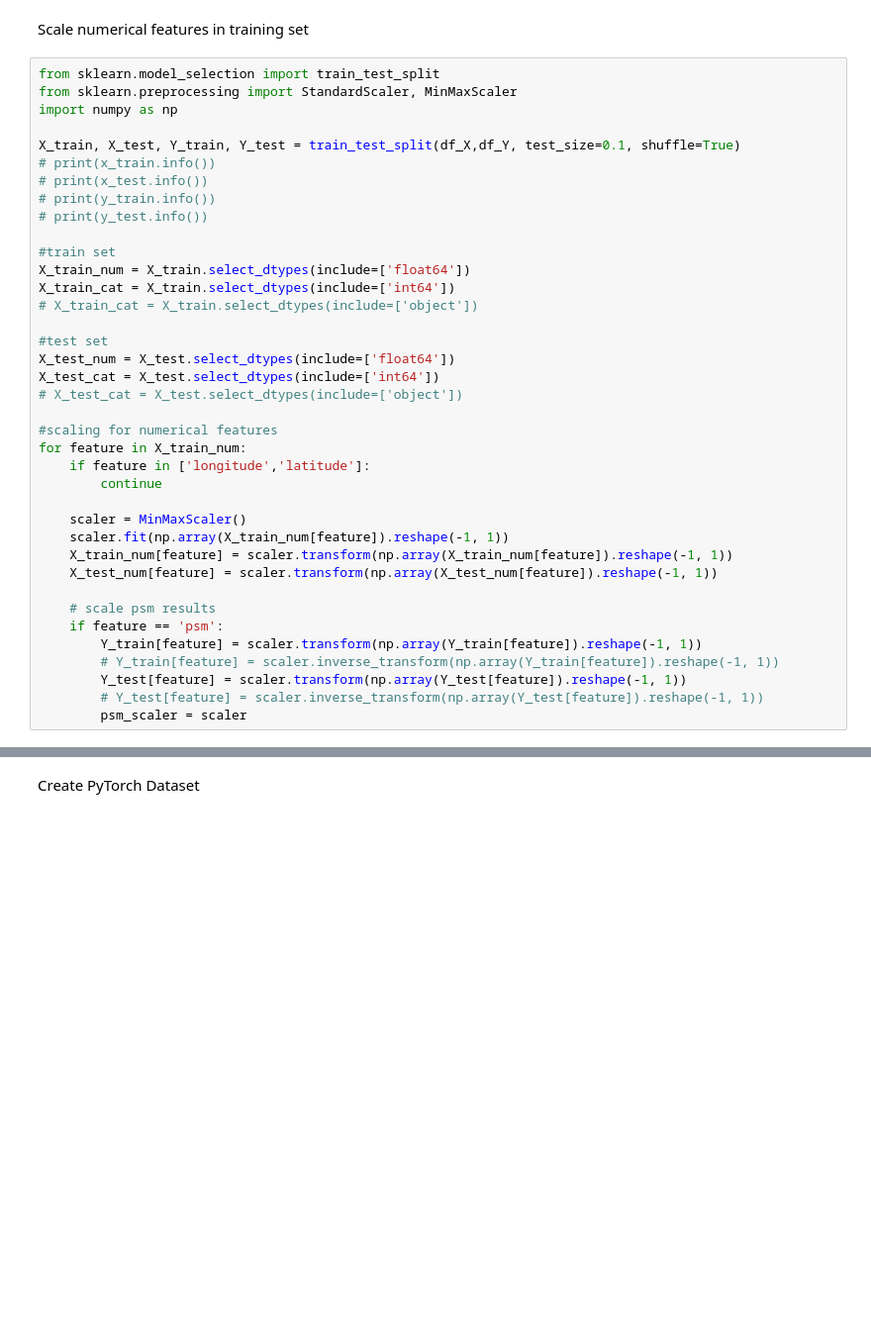
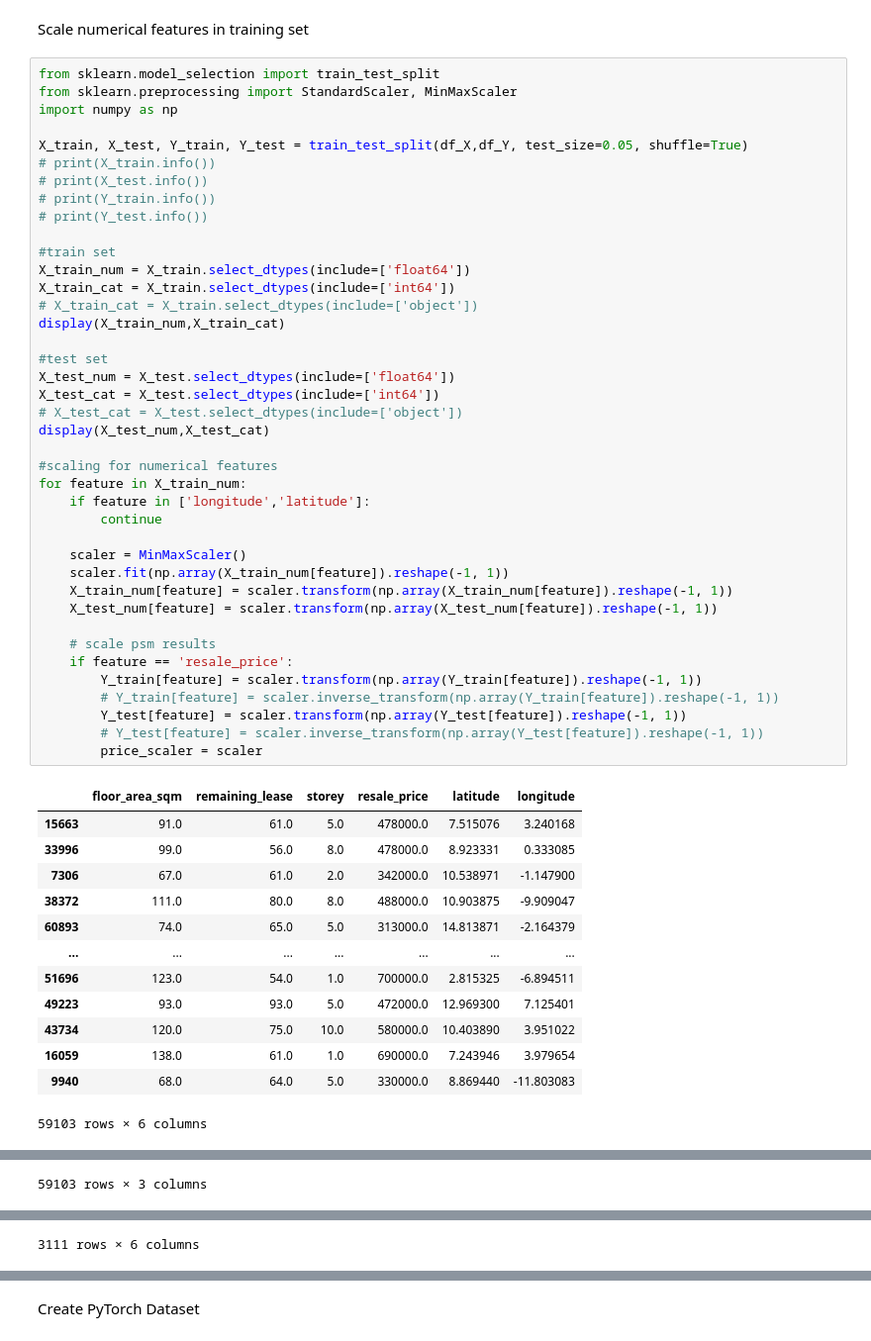
Before and after one commit to leejielong/gnnvaluator, a Jupyter notebook: HDB_DGCNN_Regression.ipynb, the cells around one changed output, grey strips where cells are left out. Shown at 99% size. Cells and saved outputs as stored; diff of their text form; blank space fills up the shorter version.

```diff
--- a/HDB_DGCNN_Regression.ipynb
+++ b/HDB_DGCNN_Regression.ipynb
@@ -152,37 +153,53 @@ Scale numerical features in training set
 from sklearn.model_selection import train_test_split
 from sklearn.preprocessing import StandardScaler, MinMaxScaler
 import numpy as np
 
-X_train, X_test, Y_train, Y_test = train_test_split(df_X,df_Y, test_size=0.1, shuffle=True)
-# print(x_train.info())
-# print(x_test.info())
-# print(y_train.info())
-# print(y_test.info())
+X_train, X_test, Y_train, Y_test = train_test_split(df_X,df_Y, test_size=0.05, shuffle=True)
+# print(X_train.info())
+# print(X_test.info())
+# print(Y_train.info())
+# print(Y_test.info())
 
 #train set
 X_train_num = X_train.select_dtypes(include=['float64'])
 X_train_cat = X_train.select_dtypes(include=['int64'])
 # X_train_cat = X_train.select_dtypes(include=['object'])
+display(X_train_num,X_train_cat)
 
 #test set
 X_test_num = X_test.select_dtypes(include=['float64'])
 X_test_cat = X_test.select_dtypes(include=['int64'])
 # X_test_cat = X_test.select_dtypes(include=['object'])
+display(X_test_num,X_test_cat)
 
 #scaling for numerical features
 for feature in X_train_num:
     if feature in ['longitude','latitude']:
         continue
 
     scaler = MinMaxScaler()
     scaler.fit(np.array(X_train_num[feature]).reshape(-1, 1))
     X_train_num[feature] = scaler.transform(np.array(X_train_num[feature]).reshape(-1, 1))
     X_test_num[feature] = scaler.transform(np.array(X_test_num[feature]).reshape(-1, 1))
 
     # scale psm results
-    if feature == 'psm':
+    if feature == 'resale_price':
         Y_train[feature] = scaler.transform(np.array(Y_train[feature]).reshape(-1, 1))
         # Y_train[feature] = scaler.inverse_transform(np.array(Y_train[feature]).reshape(-1, 1))
         Y_test[feature] = scaler.transform(np.array(Y_test[feature]).reshape(-1, 1))
         # Y_test[feature] = scaler.inverse_transform(np.array(Y_test[feature]).reshape(-1, 1))
-        psm_scaler = scaler
+        price_scaler = scaler
+# %% [output]
+|  | floor_area_sqm | remaining_lease | storey | resale_price | latitude | longitude |
+| 15663 | 91.0 | 61.0 | 5.0 | 478000.0 | 7.515076 | 3.240168 |
+| 33996 | 99.0 | 56.0 | 8.0 | 478000.0 | 8.923331 | 0.333085 |
+| 7306 | 67.0 | 61.0 | 2.0 | 342000.0 | 10.538971 | -1.147900 |
+| 38372 | 111.0 | 80.0 | 8.0 | 488000.0 | 10.903875 | -9.909047 |
+| 60893 | 74.0 | 65.0 | 5.0 | 313000.0 | 14.813871 | -2.164379 |
+| ... | ... | ... | ... | ... | ... | ... |
+| 51696 | 123.0 | 54.0 | 1.0 | 700000.0 | 2.815325 | -6.894511 |
+| 49223 | 93.0 | 93.0 | 5.0 | 472000.0 | 12.969300 | 7.125401 |
+| 43734 | 120.0 | 75.0 | 10.0 | 580000.0 | 10.403890 | 3.951022 |
+| 16059 | 138.0 | 61.0 | 1.0 | 690000.0 | 7.243946 | 3.979654 |
+| 9940 | 68.0 | 64.0 | 5.0 | 330000.0 | 8.869440 | -11.803083 |
+59103 rows × 6 columns
@@ -188,0 +218 @@ for feature in X_train_num:
+59103 rows × 3 columns
@@ -188,0 +231 @@ for feature in X_train_num:
+3111 rows × 6 columns
```
Also changed, not shown: parts of 12 cells of this notebook, 5 other files.
